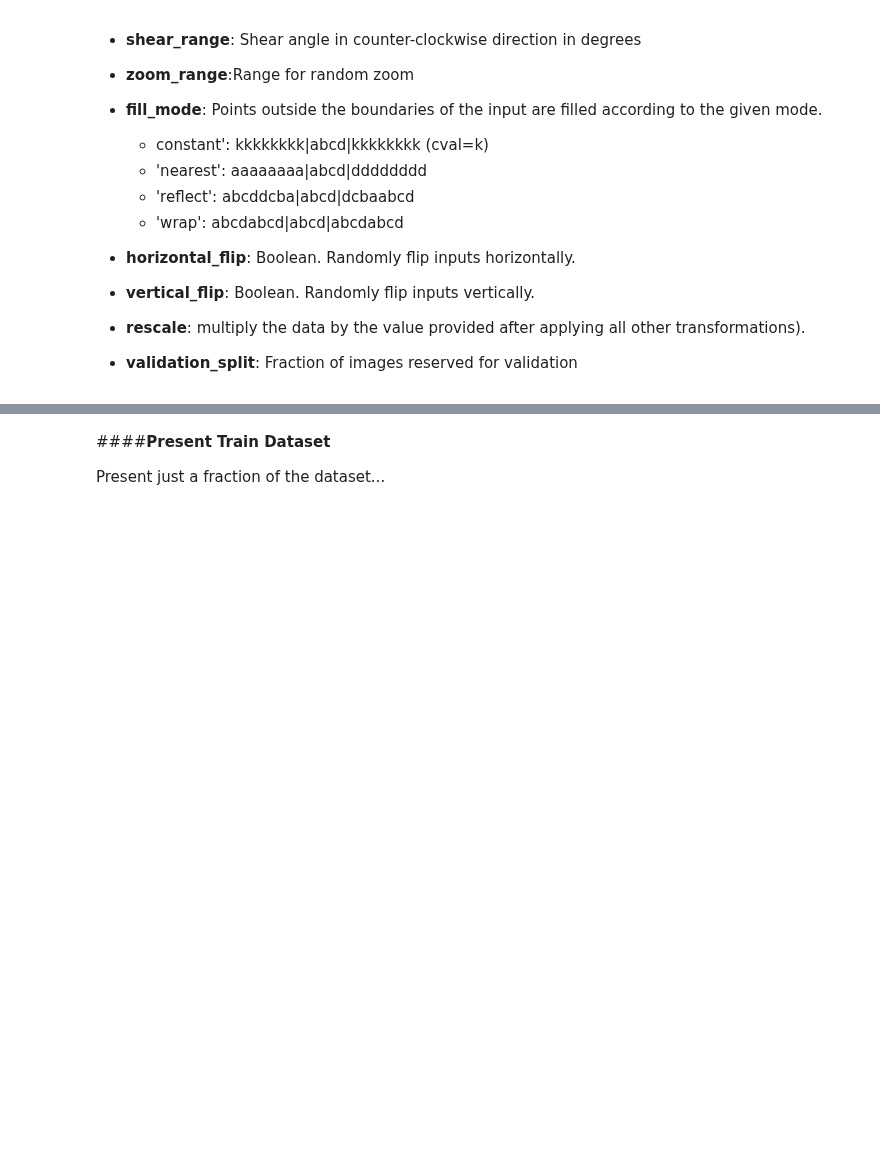
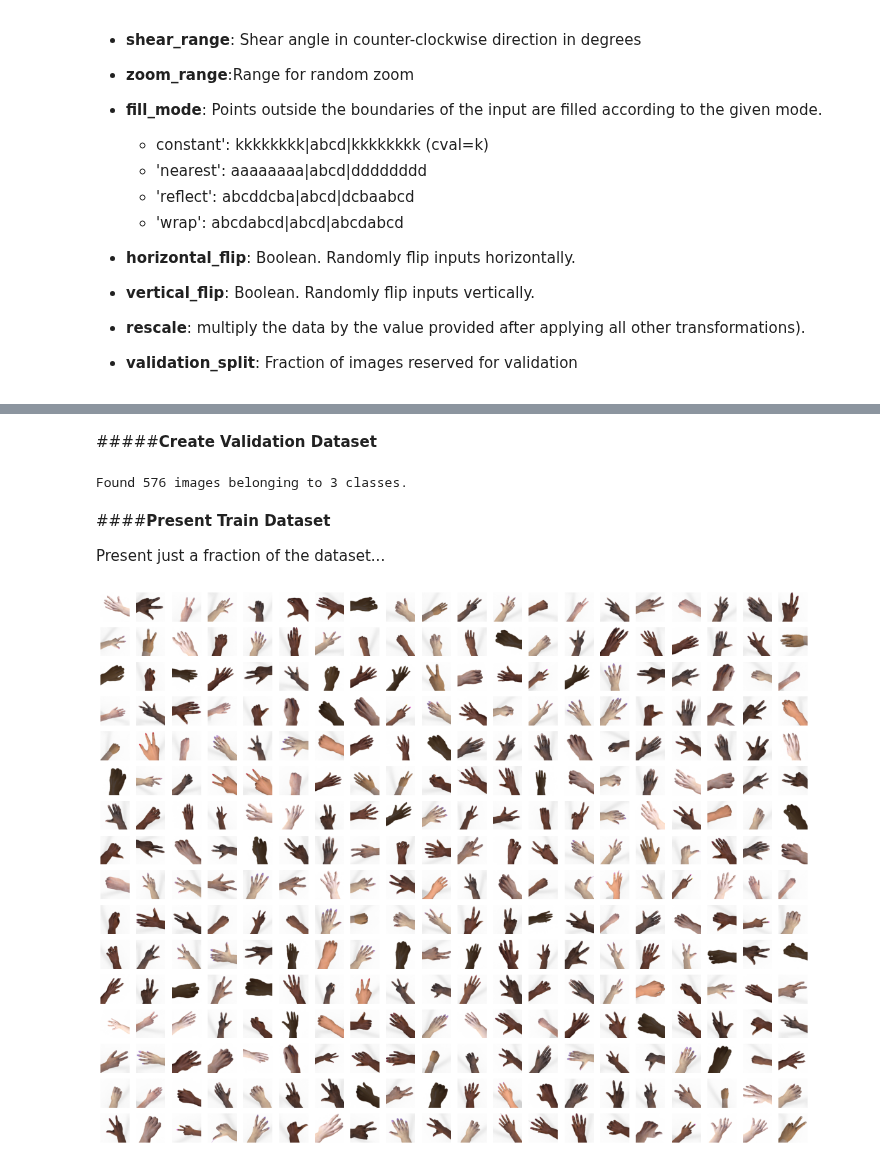
Before and after one commit to ronen-halevy/ai-notebooks, a Jupyter notebook: Copy_of_Copy_of_Building_Tensorflow_Image_Input_Pipeline_Part_3_Using_ImageGenerator.ipynb, the cells around one changed output, grey strips where cells are left out. Drawn from its saved outputs; the diff is of its cells as text; code cells hidden in the pictures; blank space fills up the shorter version.

```diff
--- a/Copy_of_Copy_of_Building_Tensorflow_Image_Input_Pipeline_Part_3_Using_ImageGenerator.ipynb
+++ b/Copy_of_Copy_of_Building_Tensorflow_Image_Input_Pipeline_Part_3_Using_ImageGenerator.ipynb
@@ -377,0 +429,12 @@ image_datagen = tf.keras.preprocessing.image.ImageDataGenerator(
+# %%
+train_generator = image_datagen.flow_from_directory(
+    directory=base_data_dir,
+    target_size=(image_height, image_width),
+    color_mode="rgb",
+    batch_size=batch_size,
+    class_mode="sparse",
+    classes=None,
+    shuffle=True,
+    seed=None,
+    subset='training'
+)
@@ -378,4 +475,32 @@ image_datagen = tf.keras.preprocessing.image.ImageDataGenerator(
+# %% [markdown]
+#####**Create Validation Dataset**
+# %%
+validation_generator = image_datagen.flow_from_directory(
+    directory=base_data_dir,
+    target_size=(image_height, image_width),
+    color_mode="rgb",
+    batch_size=batch_size,
+    class_mode="sparse",
+    classes=None,
+    shuffle=True,
+    seed=42,
+    subset='validation'
+)
+# %% [output]
+Found 576 images belonging to 3 classes.
 # %% [markdown]
 ####**Present Train Dataset**
 
 Present just a fraction of the dataset...
+# %%
+plt.figure(figsize=(20, 20))
+
+n_of_batches_in_loop = np.minimum(10, len(train_generator))
+for j in range(n_of_batches_in_loop):
+  batch_of_images, _ = next(iter(train_generator))
+  for i in range(len(batch_of_images)):
+    ax = plt.subplot(20, 20, j*len(batch_of_images)+i+1)
+    plt.imshow(batch_of_images[i])
+    plt.axis("off")
+# %% [output]
+[figure, added]
```
Also changed, not shown: parts of 6 cells of this notebook.
